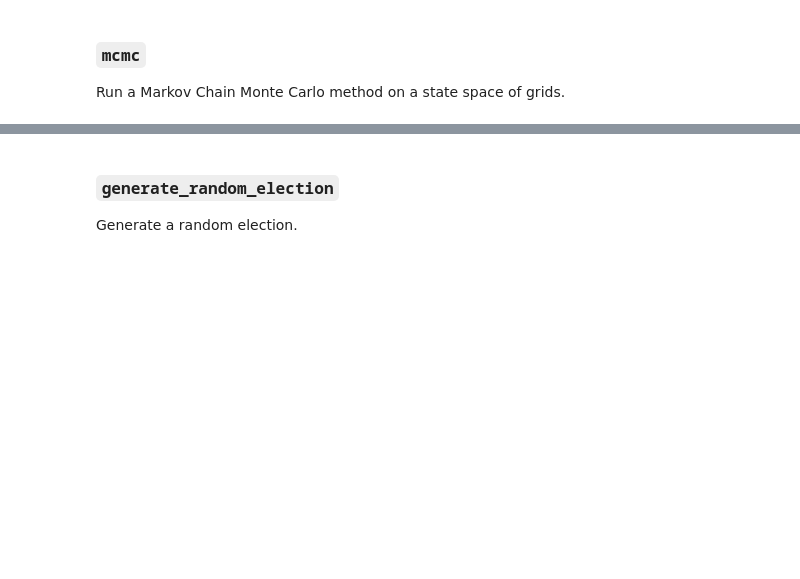
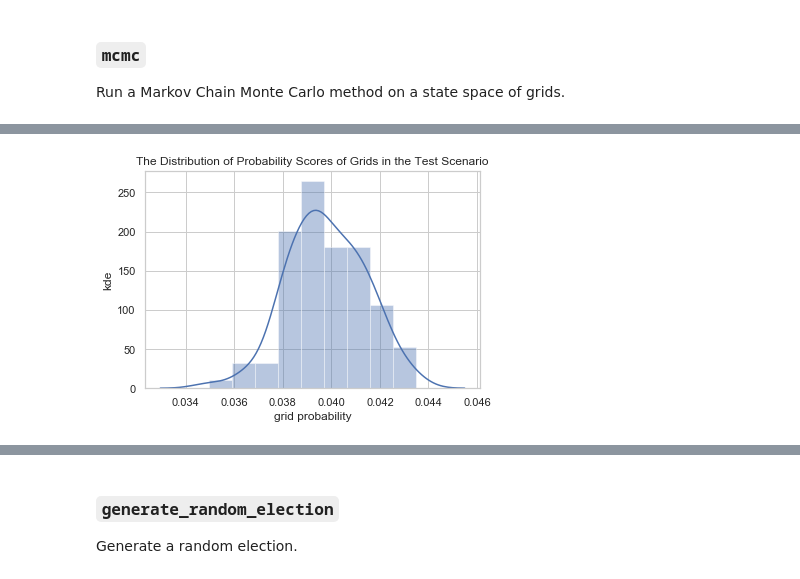
Before and after one commit to hangulu/thesis, a Jupyter notebook: methods.ipynb, the cells around one changed output, grey strips where cells are left out. Drawn from its saved outputs; the diff is of its cells as text; code cells hidden in the pictures; blank space fills up the shorter version.

Commit message:
completed methods with visualizations

```diff
--- a/methods.ipynb
+++ b/methods.ipynb
@@ -198,3 +332,6 @@ for partition in integer_partition(5, 3):
 (0, 2, 3)
 (1, 1, 3)
 (1, 2, 2)
+# %%
+for partition in permute_integer_partition(5, 3):
+    print(partition)
@@ -277,8 +475,8 @@ prob_votes(make_grid(3, 10), test_demo, test_observed)
 Run a Markov Chain Monte Carlo method on a state space of grids.
 # %%
 def metropolis_hastings(n_iter, initial_grid, observed_votes, demo,
-                        update_type='uniform', scoring_type='prob',
-                        burn=0.1, epsilon=0.01):
+                        shift_type='uniform', scoring_type='prob',
+                        epsilon=1):
     """
     Run the Metropolis-Hastings MCMC algorithm to sample the space
     of probabilistic demographic grids in the discrete
@@ -288,31 +486,32 @@ def metropolis_hastings(n_iter, initial_grid, observed_votes, demo,
     initial_grid (NumPy array): the probabilistic grid to start with
     observed_votes (int): the number of votes a candidate got in an election
     demo (dict): the demographics of the district
-    update_type (string): the type of update to apply to the grid. One of:
+    shift_type (string): the type of update to apply to the grid. One of:
         1. uniform (default): add a uniform random variable to each cell then re-normalize
-        2. shuffle: shuffle the matrix (O(n))
-        3. right: shift epsilon of weight to the right
-        4. left: shift epsilon of weight to the left
+        2. shuffle: shuffle the matrix
+        3. right: shift grid weight to the right
+        4. left: shift grid weight to the left
     scoring_type (string): the type of scoring to use. One of:
         1. prob (default): score by the probability of a grid to produce the outcome
         2. expec: score by the difference in the outcome and the expectation of a grid
-    burn (float): the fraction of the first samples to discard
-    epsilon (float): the value to laterally shift the grid by
+    epsilon (float): the value to increase the lateral grid shift by
 
     return: a dictionary of the best scoring grid, the highest score it received,
     and a list of all the grids explored and their scores
     """
     grid = initial_grid
     current_score = 0
-    results = {'best_grid': grid,
+    rejection_count = 0
+    results = {'rejection_rate': None,
+               'best_grid': grid,
                'best_score': current_score,
                'all_grids': [grid],
                'all_scores': [current_score]}
 
     # Iterate
-    for _ in range(n_iter):
+    for _ in trange(n_iter):
         # Generate a candidate
-        candidate = shift_weight(grid, shift_type=update_type, epsilon=epsilon)
+        candidate = shift_weight(grid, shift_type=shift_type, epsilon=epsilon)
 
         # Score the candidate and accept or reject
         if scoring_type == 'prob':
@@ -320,7 +519,9 @@ def metropolis_hastings(n_iter, initial_grid, observed_votes, demo,
 
         else:
             expectation = expec_votes(candidate, demo)
-            score = abs(observed_votes - expectation)
+            # Negate the score for expectation to be consistent with lower scores
+            # being better
+            score = -abs(observed_votes - expectation)
 
         # Accept if higher than the current score, or with that probability
         # if lower, and implicitly reject
@@ -332,8 +533,11 @@ def metropolis_hastings(n_iter, initial_grid, observed_votes, demo,
             if score >= results['best_score']:
                 results['best_score'] = score
                 results['best_grid'] = grid
+        else:
+            rejection_count += 1
 
+    results['rejection_rate'] = rejection_count / n_iter
     return results
 # %%
-test_results = metropolis_hastings(100, test_grid, test_observed, test_demo, scoring_type='prob')
+test_results = metropolis_hastings(100, test_grid, test_observed, test_demo, scoring_type='prob', shift_type='uniform')
 # %%
@@ -342,0 +563,8 @@ test_results['best_score']
+# %%
+sns.distplot(test_results['all_scores'][1:])
+plt.title(f"The Distribution of Probability Scores of Grids in the Test Scenario")
+plt.ylabel('kde')
+plt.xlabel('grid probability')
+plt.show()
+# %% [output]
+[figure, added]
```
Also changed, not shown: parts of 50 cells of this notebook, 1 other file.
